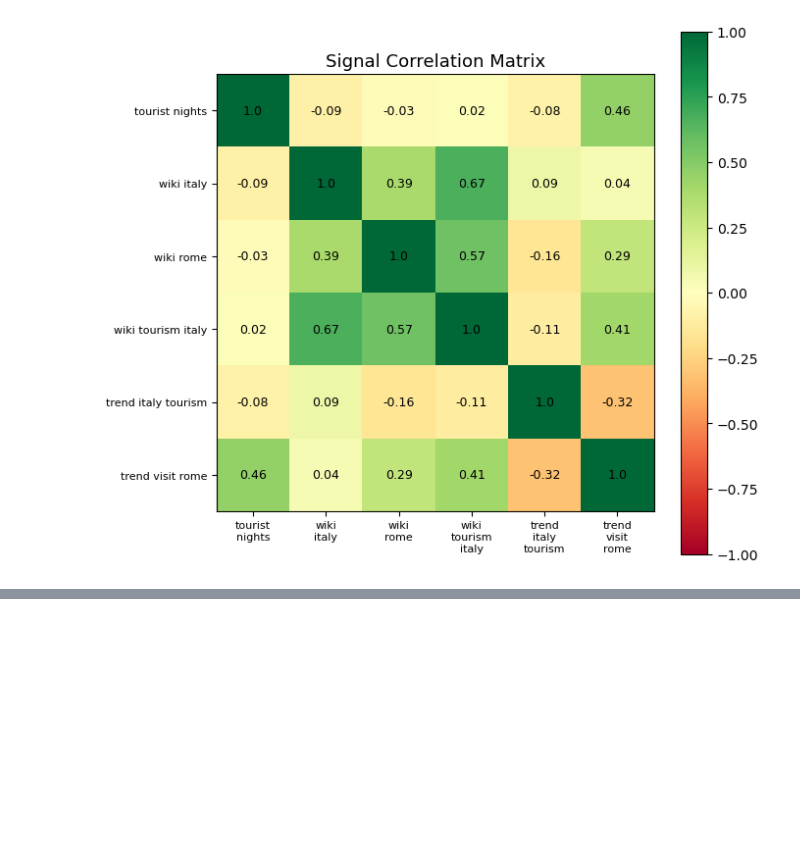
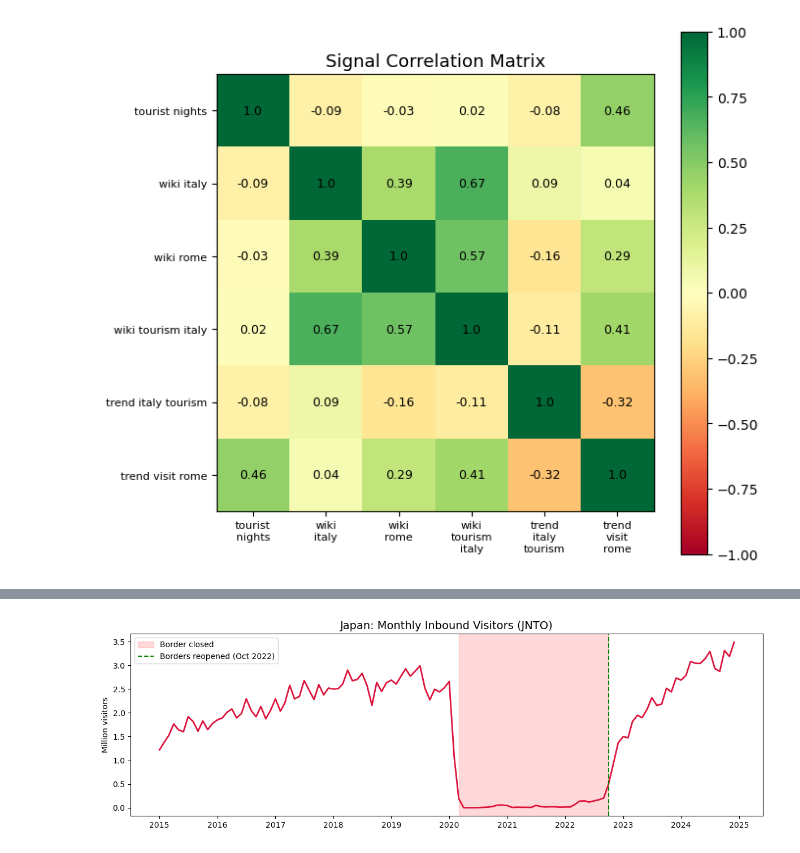
Before and after one commit to cniq182/viral-tourism-resilience, a Jupyter notebook: explore_panel.ipynb, the cells around one changed output, grey strips where cells are left out. Cells and saved outputs as stored; diff of their text form; code cells hidden in the pictures; blank space fills up the shorter version.

```diff
--- a/explore_panel.ipynb
+++ b/explore_panel.ipynb
@@ -102,0 +107,6 @@ trend_visit_rome                   0.41                -0.32              1.00
+# %%
+import pandas as pd, matplotlib.pyplot as plt, matplotlib.dates as mdates
+
+jp = pd.read_csv("data/panel_japan.csv", parse_dates=["date"])
+print(f"Shape: {jp.shape}")
+jp.describe().round(0)
@@ -102,0 +124,12 @@ trend_visit_rome                   0.41                -0.32              1.00
+# %%
+# Inbound visitors — the dramatic COVID closure and 2022 reopening boom
+fig, ax = plt.subplots(figsize=(12, 4))
+ax.plot(jp["date"], jp["inbound_visitors"] / 1e6, color="crimson", linewidth=2)
+ax.axvspan(pd.Timestamp("2020-03"), pd.Timestamp("2022-10"), alpha=0.15, color="red", label="Border closed")
+ax.axvline(pd.Timestamp("2022-10"), color="green", linestyle="--", linewidth=1.5, label="Borders reopened (Oct 2022)")
+ax.set_title("Japan: Monthly Inbound Visitors (JNTO)", fontsize=14)
+ax.set_ylabel("Million visitors")
+ax.xaxis.set_major_formatter(mdates.DateFormatter("%Y"))
+ax.legend(); plt.tight_layout(); plt.show()
+# %% [output]
+[figure, added]
```
Also changed, not shown: parts of 4 cells of this notebook, 9 other files.
